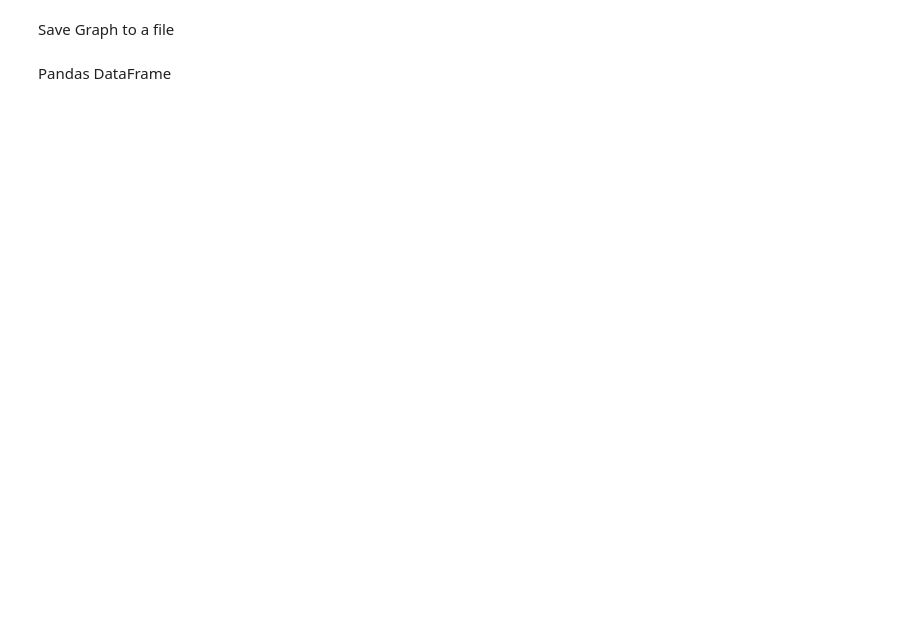
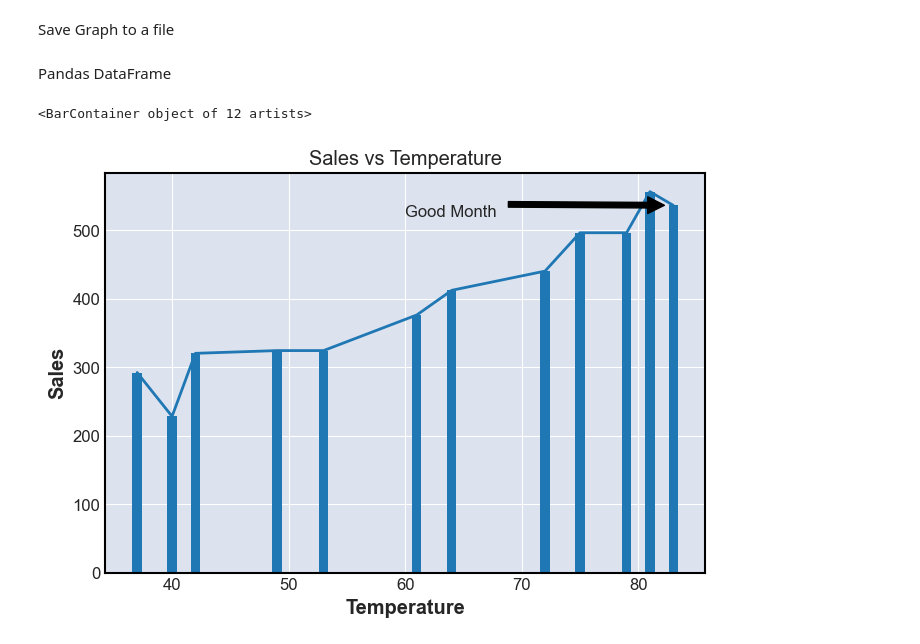
Before and after one commit to abhi-v97/Matplotlib-Notes, a Jupyter notebook: notes.ipynb, the cells around one changed output. Saved outputs shown, nothing was run; the diff lists cells and outputs as text; code cells hidden in the pictures; blank space fills up the shorter version.

```diff
--- a/notes.ipynb
+++ b/notes.ipynb
@@ -137,0 +135,32 @@ ics_df = pd.read_csv("icecreamsales.csv")
+# %%
+# read a csv file
+from sre_parse import fix_flags
+
+
+ics_df = pd.read_csv("icecreamsales.csv")
+ics_df = ics_df.sort_values(by="Temperature")
+
+# convert pandas to numpy array
+np_array = ics_df.values
+#print(np_array)
+
+# get x, y values in an array
+x2 = np_array[:,0]
+y2 = np_array[:,1]
+
+fig4 = plot.figure(figsize=(6,4))
+axis4 = fig4.add_axes([0,0,1,1])
+axis4.set_title("Sales vs Temperature")
+axis4.set_xlabel("Temperature")
+axis4.set_ylabel("Sales")
+axis4.plot(x2,y2)
+
+# adding annotations
+axis4.annotate('Good Month', xy=(83, 536), xytext=(60, 520),
+             arrowprops=dict(facecolor='black', shrink=0.05),)
+
+# add bars below each point
+plot.bar(x2,y2)
+# %% [output]
+<BarContainer object of 12 artists>
+[figure, added]
```
Also changed, not shown: parts of 28 cells of this notebook, 4 other files.
